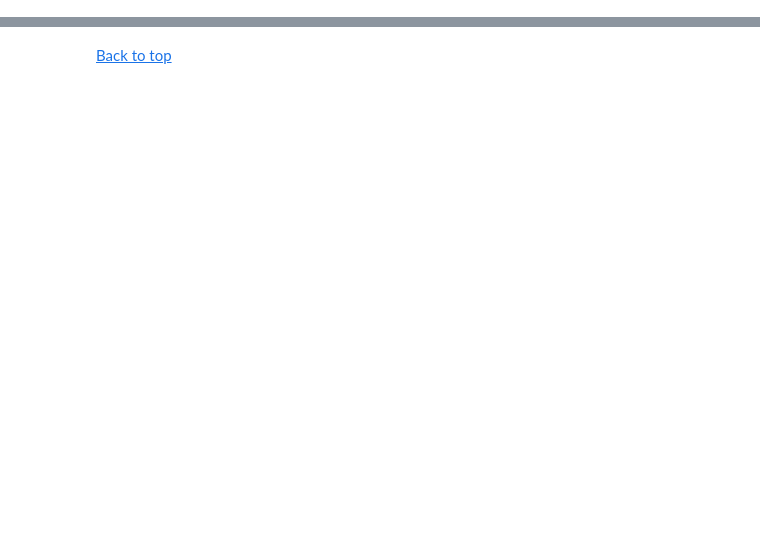
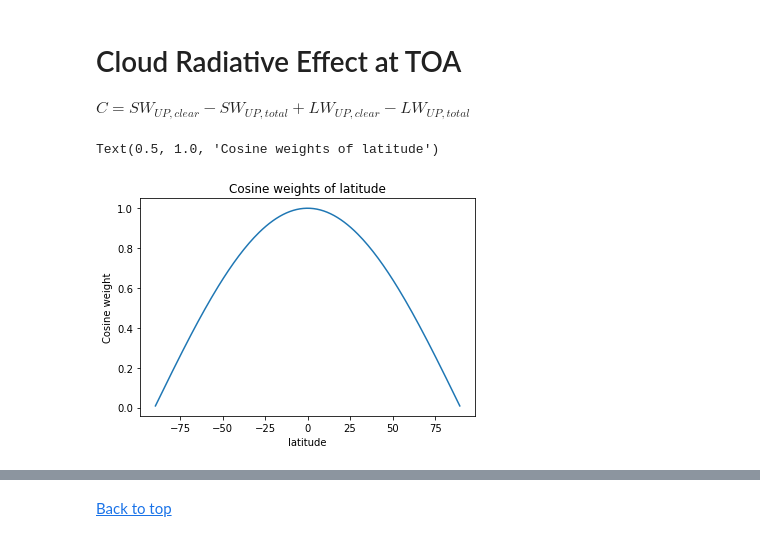
Before and after one commit to sisams/MPO624-2020, a Jupyter notebook: Course_Modules_Topics_Notebooks/2020 students modeling assignment/SisamSimplemodels_COVID_and_student_projects.ipynb, the cells around one changed output, grey strips where cells are left out. Drawn from its saved outputs; the diff is of its cells as text; code cells hidden in the pictures; blank space fills up the shorter version.

```diff
--- a/Course_Modules_Topics_Notebooks/2020 students modeling assignment/SisamSimplemodels_COVID_and_student_projects.ipynb
+++ b/Course_Modules_Topics_Notebooks/2020 students modeling assignment/SisamSimplemodels_COVID_and_student_projects.ipynb
@@ -129,0 +59,6 @@ Type:      function
+# %%
+import numpy as np
+import xarray as xr
+import matplotlib.pyplot as plt
+plt.style.use('seaborn-whitegrid')
+from datetime import datetime
@@ -129,0 +73,24 @@ Type:      function
+# %%
+#import data for SFC fluxes
+dataset = xr.open_dataset('/bsoden/CERES/CERES_SFC_CMIP.nc')
+
+#import data for TOA fluxes (this has 1 year extra:2017)
+dataset2 = xr.open_dataset('/bsoden/CERES/CERES_TOA_CMIP.nc')
+
+#data = dataset.sel (lat=0, method ='nearest')
+
+#slice the dataset to remove the awkward starting in 2006
+dataset=dataset.sel(time=slice(datetime(2001,1,16),datetime(2017,12,16)))
+dataset2=dataset2.sel(time=slice(datetime(2001,1,16),datetime(2017,1,1)))
+
+lat = dataset2['lat'].values
+NH = lat[lat>0]
+SH = lat[lat<0]
+
+lon = dataset2['lon'].values
+EH = lon[lon<180.5]
+WH = lon[lon>180]
+# %% [markdown]
+# Cloud Radiative Effect at TOA #
+
+$C = SW_{UP,clear} - SW_{UP,total} + LW_{UP,clear} - LW_{UP,total}$
@@ -129,0 +120,14 @@ Type:      function
+# %%
+#weights for longitiude/latitude averaging
+weight = np.cos(lat*np.pi/180.0)        #global
+weightN = np.cos(NH*np.pi/180.0)        #NH
+weightS = np.cos(SH*np.pi/180.0)        #SH
+
+#plot cosine weighting
+plt.plot(lat, weight)
+plt.ylabel('Cosine weight')
+plt.xlabel('latitude')
+plt.title('Cosine weights of latitude')
+# %% [output]
+Text(0.5, 1.0, 'Cosine weights of latitude')
+[figure, added]
```
Also changed, not shown: parts of 93 cells of this notebook.
